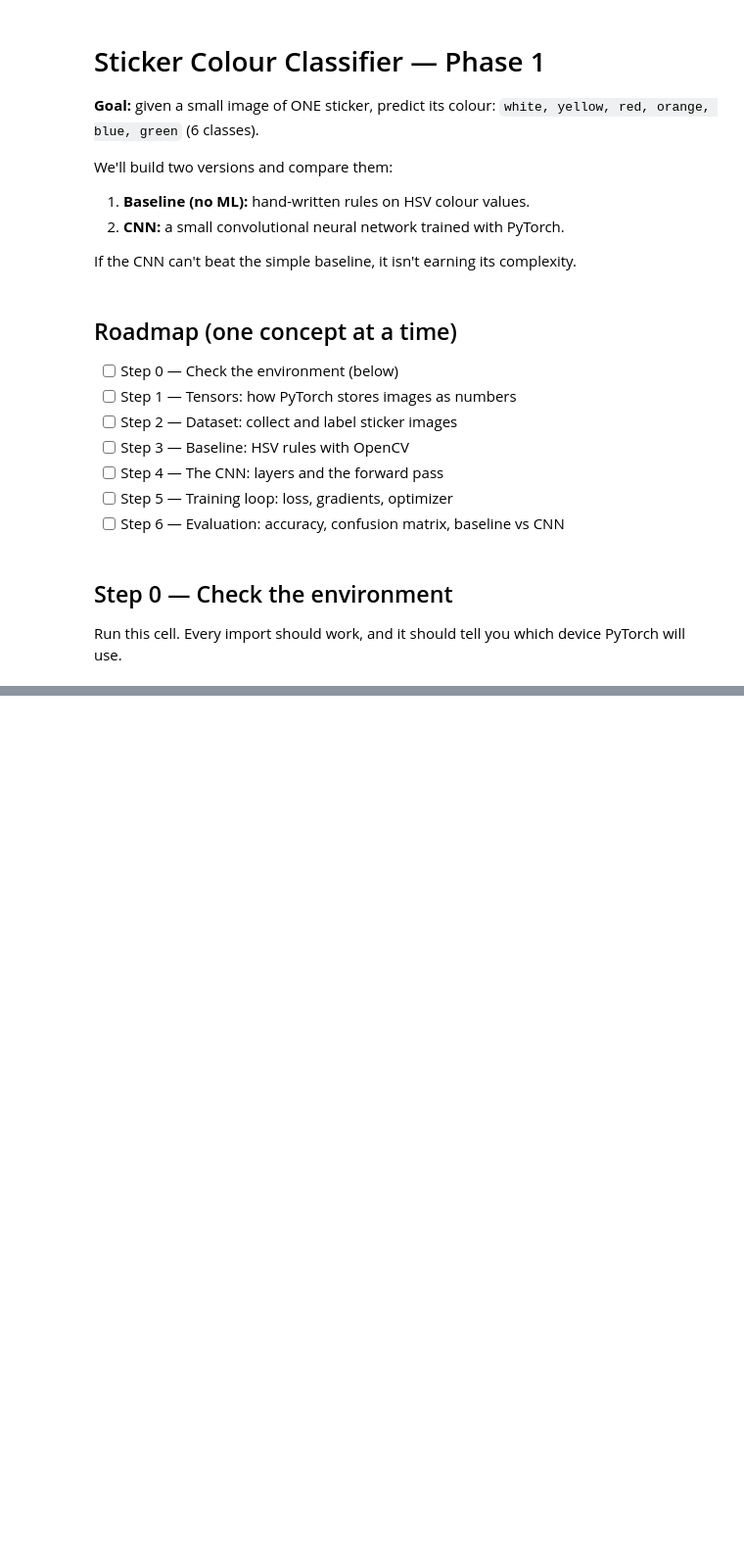
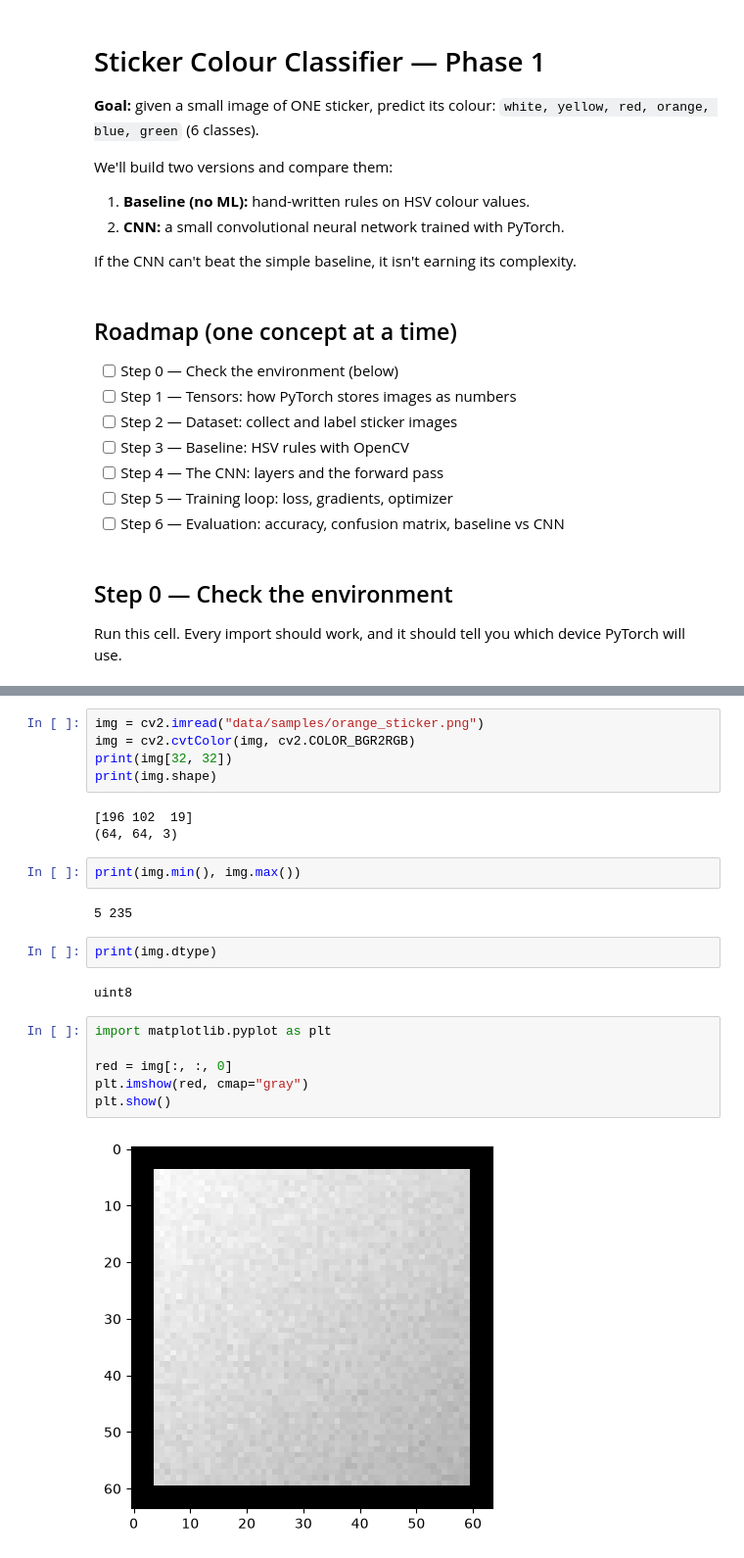
Before and after one commit to AmanShrestha-01/CubeByAman, a Jupyter notebook: ml/color_classifier.ipynb, the cells around one changed output, grey strips where cells are left out. Shown at 98% size. Cells and saved outputs as stored; diff of their text form; blank space fills up the shorter version.

```diff
--- a/ml/color_classifier.ipynb
+++ b/ml/color_classifier.ipynb
@@ -39,0 +47,24 @@ print("Device      ", device)
+# %%
+img = cv2.imread("data/samples/orange_sticker.png")
+img = cv2.cvtColor(img, cv2.COLOR_BGR2RGB)
+print(img[32, 32])
+print(img.shape)
+# %% [output]
+[196 102  19]
+(64, 64, 3)
+# %%
+print(img.min(), img.max())
+# %% [output]
+5 235
+# %%
+print(img.dtype)
+# %% [output]
+uint8
+# %%
+import matplotlib.pyplot as plt
+
+red = img[:, :, 0]
+plt.imshow(red, cmap="gray")
+plt.show()
+# %% [output]
+[figure, added]
```
Also changed, not shown: parts of 5 cells of this notebook.
